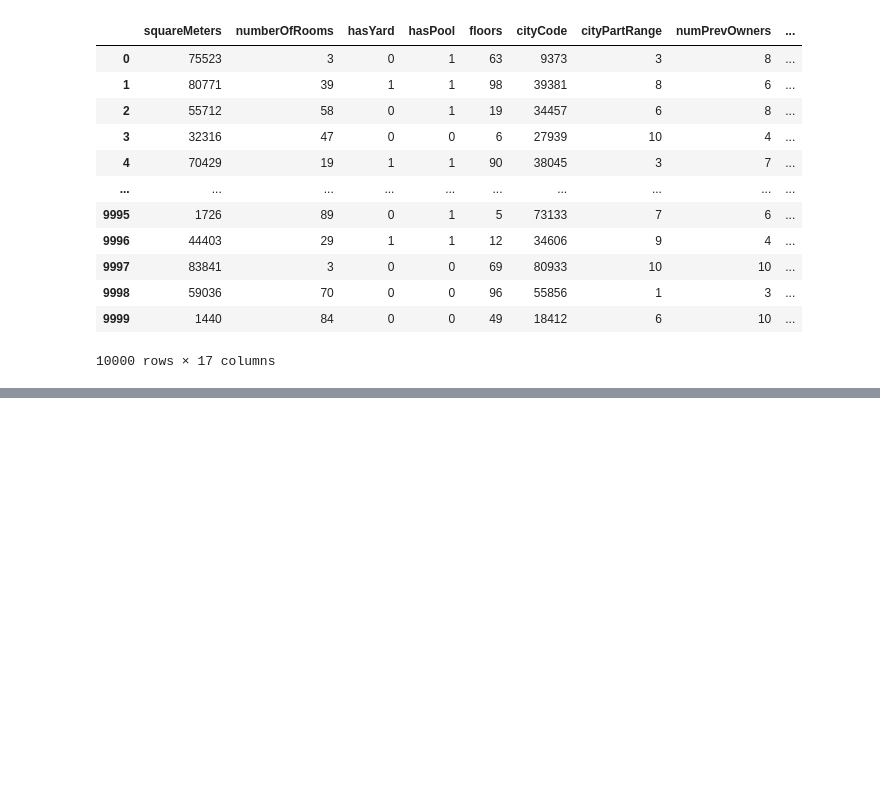
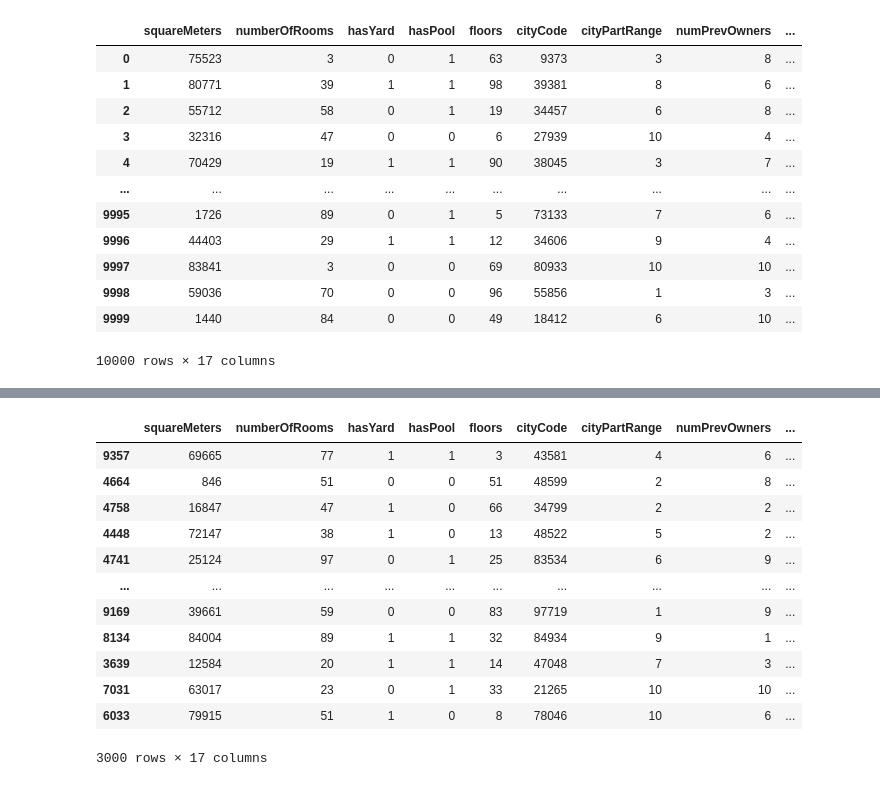
Before and after one commit to anaklusmos666/House_Price_Prediction, a Jupyter notebook: data_handle.ipynb, the cells around one changed output, grey strips where cells are left out. Cells and saved outputs as stored; diff of their text form; code cells hidden in the pictures; blank space fills up the shorter version.

```diff
--- a/data_handle.ipynb
+++ b/data_handle.ipynb
@@ -155,0 +246,16 @@ df.to_csv('cleaned_parishousing_dataset.csv', index=False)
+# %%
+df_test
+# %% [output]
+|  | squareMeters | numberOfRooms | hasYard | hasPool | floors | cityCode | cityPartRange | numPrevOwners | ... |
+| 9357 | 69665 | 77 | 1 | 1 | 3 | 43581 | 4 | 6 | ... |
+| 4664 | 846 | 51 | 0 | 0 | 51 | 48599 | 2 | 8 | ... |
+| 4758 | 16847 | 47 | 1 | 0 | 66 | 34799 | 2 | 2 | ... |
+| 4448 | 72147 | 38 | 1 | 0 | 13 | 48522 | 5 | 2 | ... |
+| 4741 | 25124 | 97 | 0 | 1 | 25 | 83534 | 6 | 9 | ... |
+| ... | ... | ... | ... | ... | ... | ... | ... | ... | ... |
+| 9169 | 39661 | 59 | 0 | 0 | 83 | 97719 | 1 | 9 | ... |
+| 8134 | 84004 | 89 | 1 | 1 | 32 | 84934 | 9 | 1 | ... |
+| 3639 | 12584 | 20 | 1 | 1 | 14 | 47048 | 7 | 3 | ... |
+| 7031 | 63017 | 23 | 0 | 1 | 33 | 21265 | 10 | 10 | ... |
+| 6033 | 79915 | 51 | 1 | 0 | 8 | 78046 | 10 | 6 | ... |
+3000 rows × 17 columns
```
Also changed, not shown: parts of 11 cells of this notebook.
